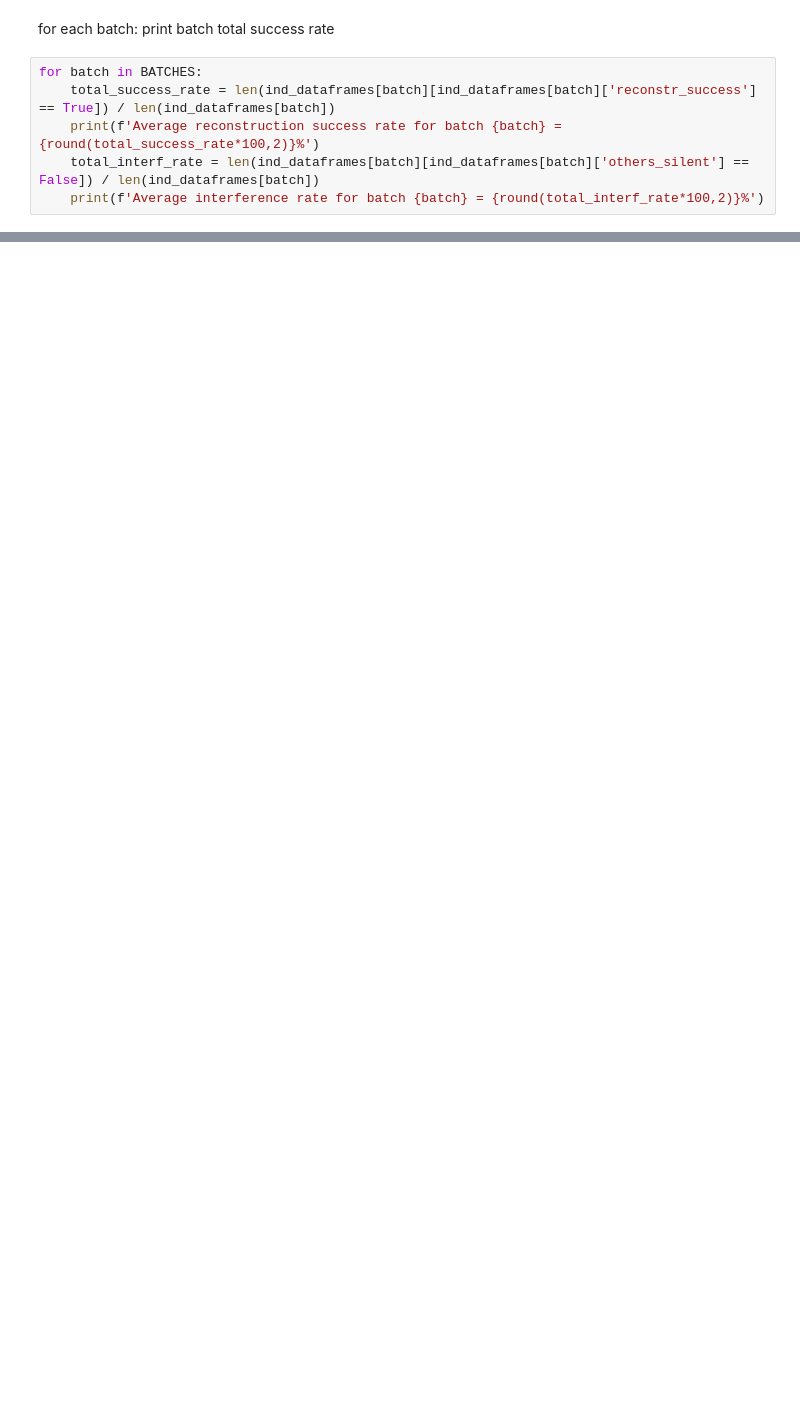
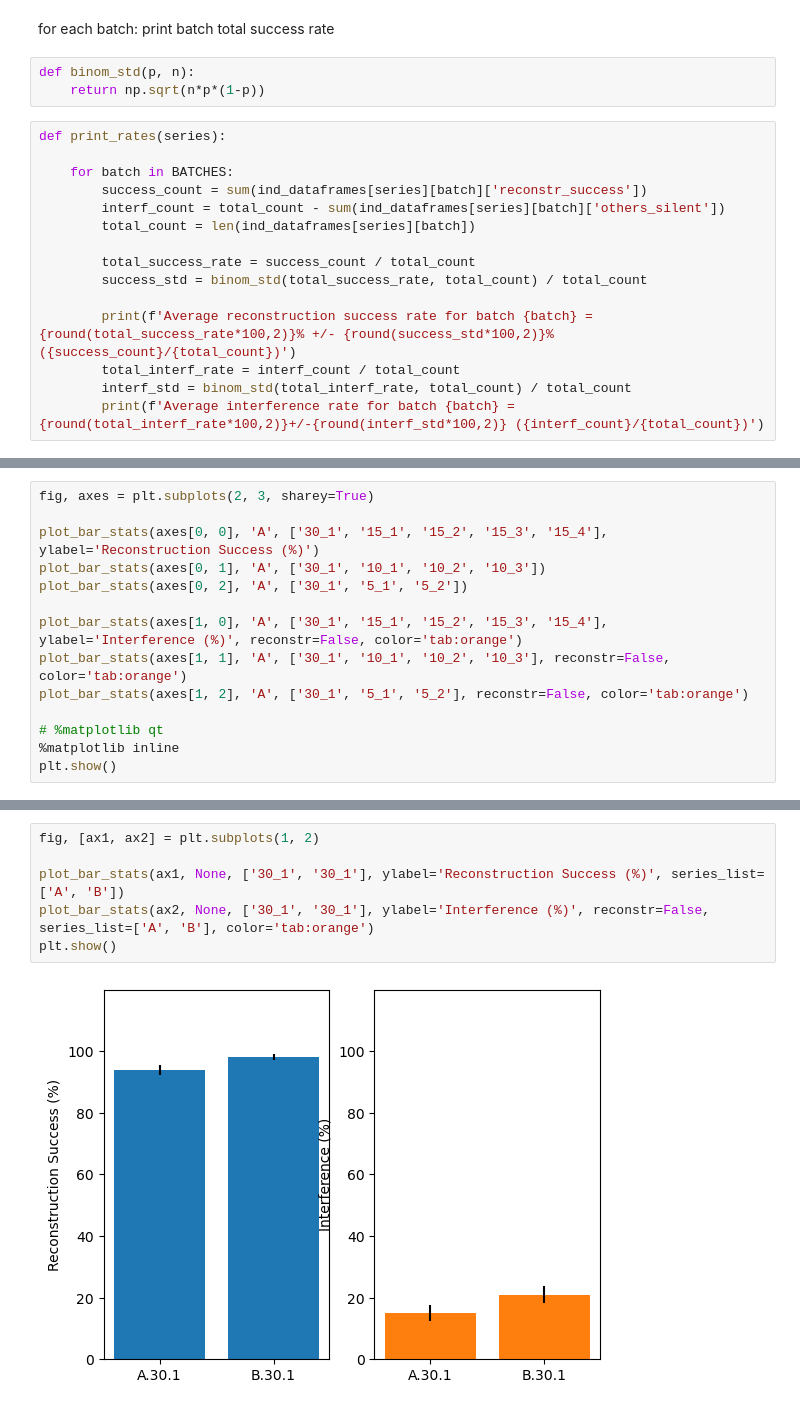
Before and after one commit to FerdinandBujanowski/brian_BCPNN, a Jupyter notebook: 20_random_patterns/20_random_analysis.ipynb, the cells around one changed output, grey strips where cells are left out. Drawn from its saved outputs; the diff is of its cells as text; blank space fills up the shorter version.

```diff
--- a/20_random_patterns/20_random_analysis.ipynb
+++ b/20_random_patterns/20_random_analysis.ipynb
@@ -85,8 +150,20 @@ plot_pattern_success(BATCHES)
 # %% [markdown]
 for each batch: print batch total success rate
+# %%
+def binom_std(p, n):
+    return np.sqrt(n*p*(1-p))
 # %%
-for batch in BATCHES:
-    total_success_rate = len(ind_dataframes[batch][ind_dataframes[batch]['reconstr_success'] == True]) / len(ind_dataframes[batch])
-    print(f'Average reconstruction success rate for batch {batch} = {round(total_success_rate*100,2)}%')
-    total_interf_rate = len(ind_dataframes[batch][ind_dataframes[batch]['others_silent'] == False]) / len(ind_dataframes[batch])
-    print(f'Average interference rate for batch {batch} = {round(total_interf_rate*100,2)}%')
+def print_rates(series):
+
+    for batch in BATCHES:
+        success_count = sum(ind_dataframes[series][batch]['reconstr_success'])
+        interf_count = total_count - sum(ind_dataframes[series][batch]['others_silent'])
+        total_count = len(ind_dataframes[series][batch])
+
+        total_success_rate = success_count / total_count
+        success_std = binom_std(total_success_rate, total_count) / total_count
+
+        print(f'Average reconstruction success rate for batch {batch} = {round(total_success_rate*100,2)}% +/- {round(success_std*100,2)}% ({success_count}/{total_count})')
+        total_interf_rate = interf_count / total_count
+        interf_std = binom_std(total_interf_rate, total_count) / total_count
+        print(f'Average interference rate for batch {batch} = {round(total_interf_rate*100,2)}+/-{round(interf_std*100,2)} ({interf_count}/{total_count})')
@@ -107,0 +299,14 @@ Average interference rate for batch 10_3 = 21.89%
+# %%
+fig, axes = plt.subplots(2, 3, sharey=True)
+
+plot_bar_stats(axes[0, 0], 'A', ['30_1', '15_1', '15_2', '15_3', '15_4'], ylabel='Reconstruction Success (%)')
+plot_bar_stats(axes[0, 1], 'A', ['30_1', '10_1', '10_2', '10_3'])
+plot_bar_stats(axes[0, 2], 'A', ['30_1', '5_1', '5_2'])
+
+plot_bar_stats(axes[1, 0], 'A', ['30_1', '15_1', '15_2', '15_3', '15_4'], ylabel='Interference (%)', reconstr=False, color='tab:orange')
+plot_bar_stats(axes[1, 1], 'A', ['30_1', '10_1', '10_2', '10_3'], reconstr=False, color='tab:orange')
+plot_bar_stats(axes[1, 2], 'A', ['30_1', '5_1', '5_2'], reconstr=False, color='tab:orange')
+
+# %matplotlib qt
+%matplotlib inline
+plt.show()
@@ -107,0 +317,8 @@ Average interference rate for batch 10_3 = 21.89%
+# %%
+fig, [ax1, ax2] = plt.subplots(1, 2)
+
+plot_bar_stats(ax1, None, ['30_1', '30_1'], ylabel='Reconstruction Success (%)', series_list=['A', 'B'])
+plot_bar_stats(ax2, None, ['30_1', '30_1'], ylabel='Interference (%)', reconstr=False, series_list=['A', 'B'], color='tab:orange')
+plt.show()
+# %% [output]
+[figure, added]
```
Also changed, not shown: parts of 21 cells of this notebook, 30 other files.
